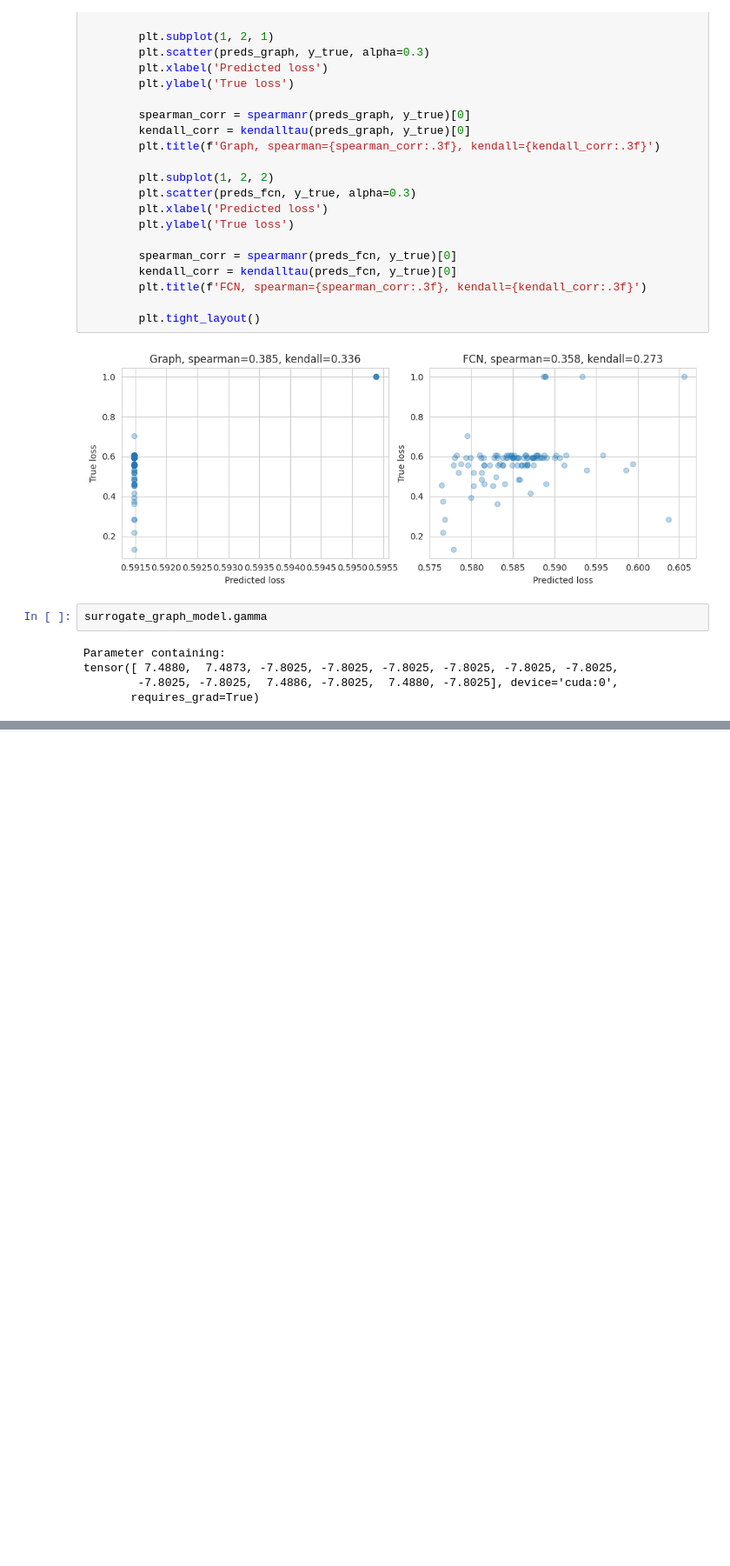
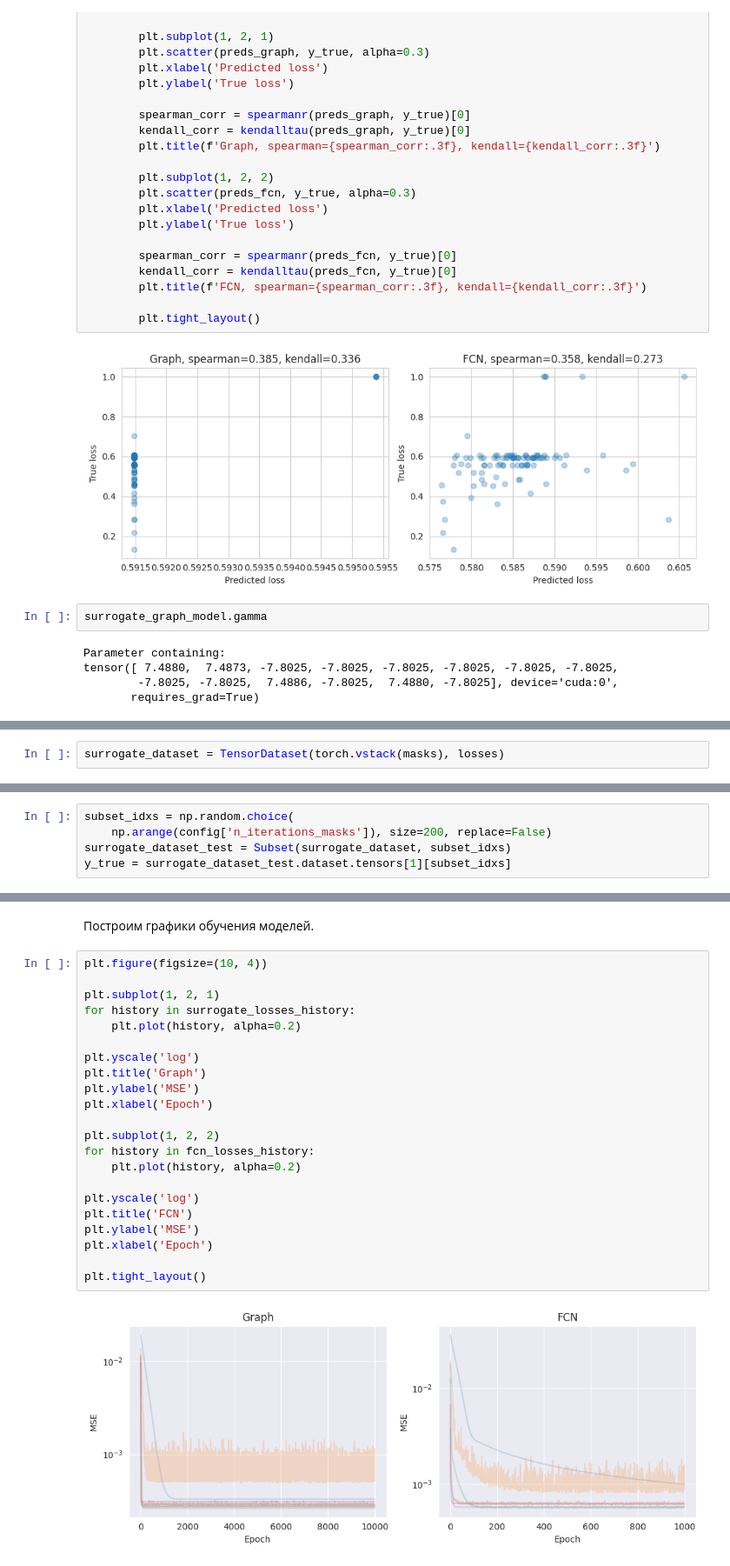
Before and after one commit to intsystems/Zero-shot-structural-pruning, a Jupyter notebook: notebooks/graphmodel.ipynb, the cells around one changed output, grey strips where cells are left out. Shown at 87% size. Saved outputs shown, nothing was run; the diff lists cells and outputs as text; blank space fills up the shorter version.

```diff
--- a/notebooks/graphmodel.ipynb
+++ b/notebooks/graphmodel.ipynb
@@ -2078,0 +2325,2 @@ tensor([ 7.4880,  7.4873, -7.8025, -7.8025, -7.8025, -7.8025, -7.8025, -7.8025,
+# %%
+surrogate_dataset = TensorDataset(torch.vstack(masks), losses)
@@ -2078,0 +2329,5 @@ tensor([ 7.4880,  7.4873, -7.8025, -7.8025, -7.8025, -7.8025, -7.8025, -7.8025,
+# %%
+subset_idxs = np.random.choice(
+    np.arange(config['n_iterations_masks']), size=200, replace=False)
+surrogate_dataset_test = Subset(surrogate_dataset, subset_idxs)
+y_true = surrogate_dataset_test.dataset.tensors[1][subset_idxs]
@@ -2078,0 +2390,26 @@ tensor([ 7.4880,  7.4873, -7.8025, -7.8025, -7.8025, -7.8025, -7.8025, -7.8025,
+# %% [markdown]
+Построим графики обучения моделей.
+# %%
+plt.figure(figsize=(10, 4))
+
+plt.subplot(1, 2, 1)
+for history in surrogate_losses_history:
+    plt.plot(history, alpha=0.2)
+
+plt.yscale('log')
+plt.title('Graph')
+plt.ylabel('MSE')
+plt.xlabel('Epoch')
+
+plt.subplot(1, 2, 2)
+for history in fcn_losses_history:
+    plt.plot(history, alpha=0.2)
+
+plt.yscale('log')
+plt.title('FCN')
+plt.ylabel('MSE')
+plt.xlabel('Epoch')
+
+plt.tight_layout()
+# %% [output]
+[figure, added]
```
Also changed, not shown: parts of 30 cells of this notebook.
